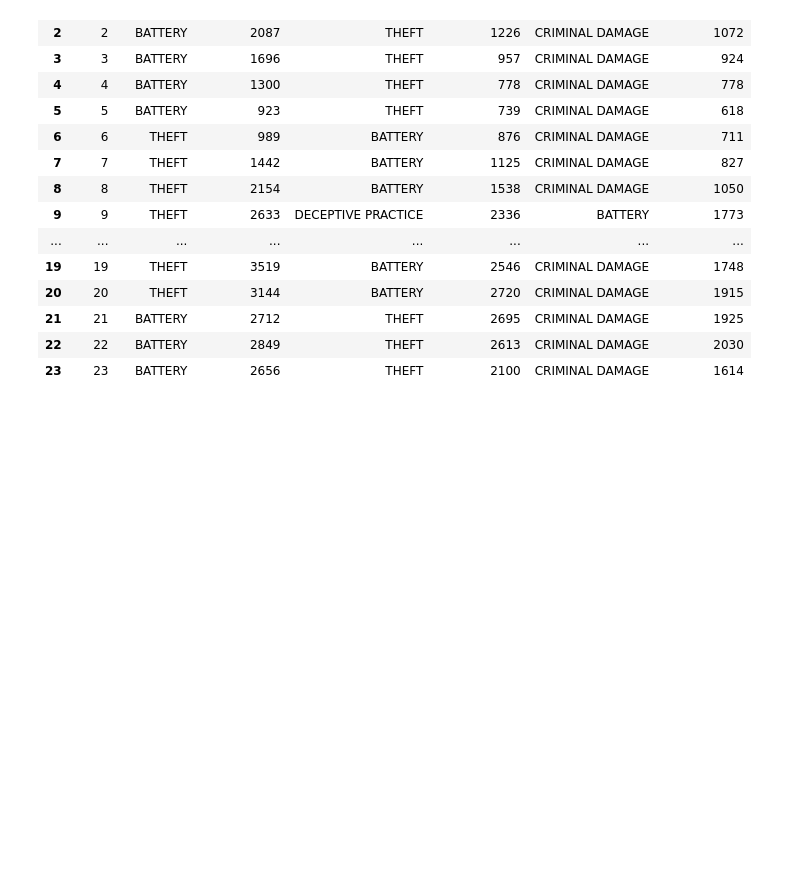
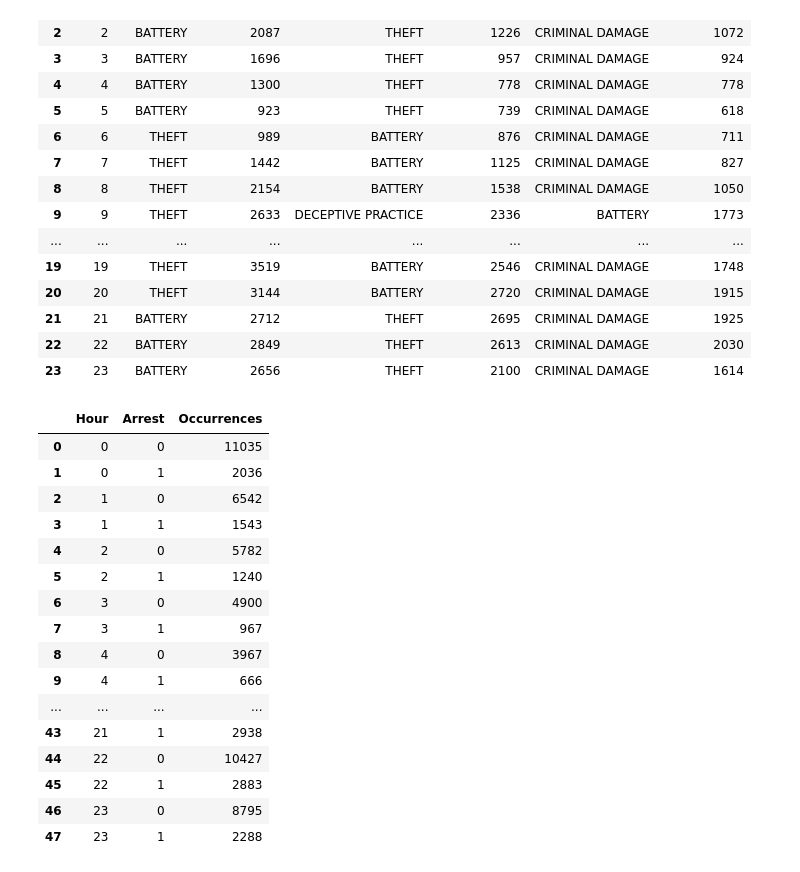
Before and after one commit to if1015-datascience-ufpe/2017-2-projeto-ajgan-rlsma-rcrs3, a Jupyter notebook: Project.ipynb, the cells around one changed output. Saved outputs shown, nothing was run; the diff lists cells and outputs as text; code cells hidden in the pictures; blank space fills up the shorter version.

```diff
--- a/Project.ipynb
+++ b/Project.ipynb
@@ -206,3 +208,29 @@ most_common_crime
 | 21 | 21 | BATTERY | 2712 | THEFT | 2695 | CRIMINAL DAMAGE | 1925 |
 | 22 | 22 | BATTERY | 2849 | THEFT | 2613 | CRIMINAL DAMAGE | 2030 |
 | 23 | 23 | BATTERY | 2656 | THEFT | 2100 | CRIMINAL DAMAGE | 1614 |
+# %%
+value_size = crimes_upd.groupby(['Crime Time', 'Arrest']).size()
+#print(value_size)
+source_list = value_size.copy().index.tolist()
+hour, arrest = zip(*source_list)
+crimes_arrest_hour = pd.DataFrame(list(zip(hour, arrest, value_size.tolist())), columns = ['Hour', 'Arrest', 'Occurrences'])
+crimes_arrest_hour = crimes_arrest_hour.sort_values(['Hour'], ascending = True).reset_index(drop = True)
+crimes_arrest_hour
+# %% [output]
+|  | Hour | Arrest | Occurrences |
+| 0 | 0 | 0 | 11035 |
+| 1 | 0 | 1 | 2036 |
+| 2 | 1 | 0 | 6542 |
+| 3 | 1 | 1 | 1543 |
+| 4 | 2 | 0 | 5782 |
+| 5 | 2 | 1 | 1240 |
+| 6 | 3 | 0 | 4900 |
+| 7 | 3 | 1 | 967 |
+| 8 | 4 | 0 | 3967 |
+| 9 | 4 | 1 | 666 |
+| ... | ... | ... | ... |
+| 43 | 21 | 1 | 2938 |
+| 44 | 22 | 0 | 10427 |
+| 45 | 22 | 1 | 2883 |
+| 46 | 23 | 0 | 8795 |
+| 47 | 23 | 1 | 2288 |
```
Also changed, not shown: parts of 6 cells of this notebook.
